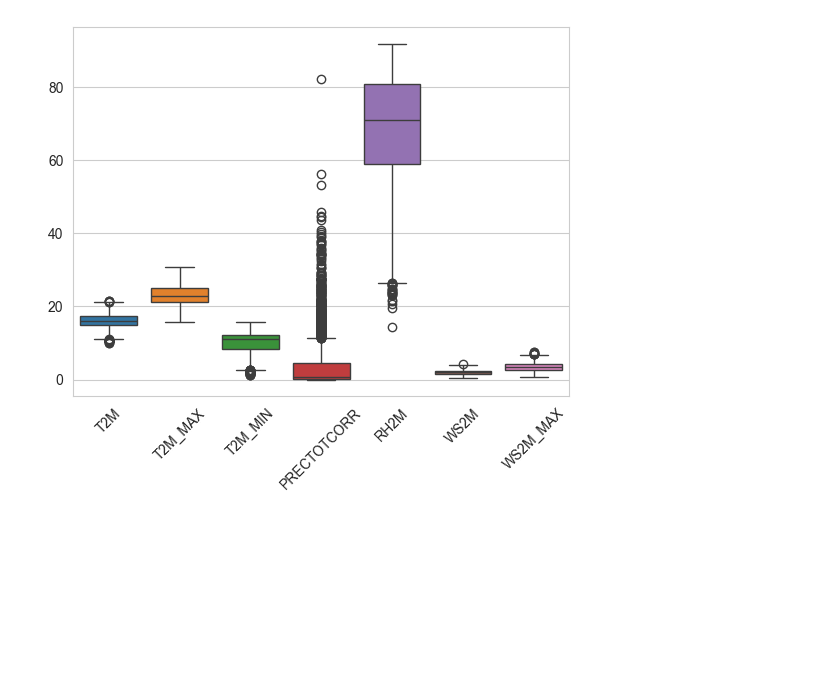
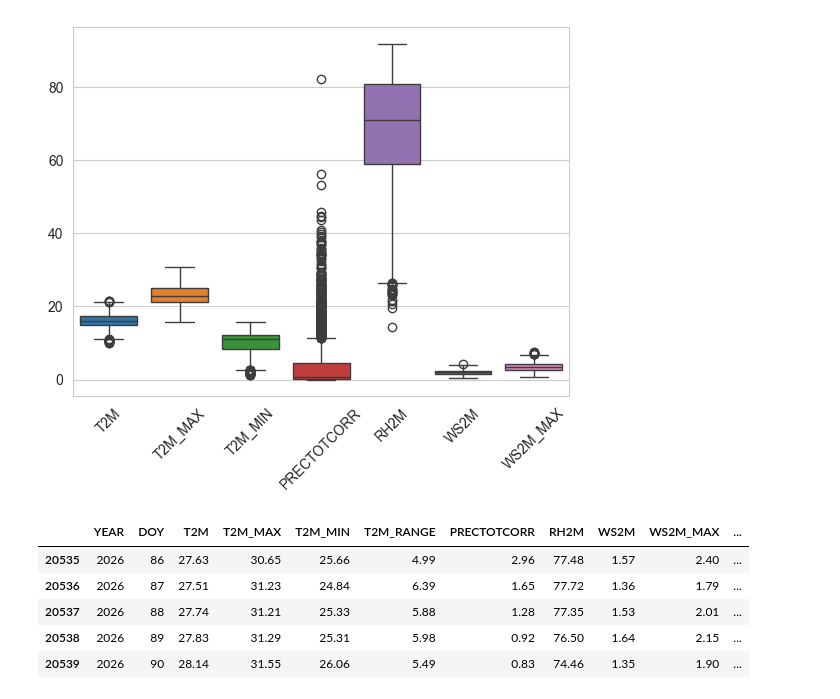
Before and after one commit to hiwiy/climate-challenge-week0, a Jupyter notebook: notebooks/ethiopia_eda.ipynb, the cells around one changed output. Cells and saved outputs as stored; diff of their text form; code cells hidden in the pictures; blank space fills up the shorter version.

```diff
--- a/notebooks/ethiopia_eda.ipynb
+++ b/notebooks/ethiopia_eda.ipynb
@@ -344,0 +369,10 @@ plt.show()
+# %%
+df_all = pd.concat([ethiopia, kenya, sudan, nigeria, tanzania], ignore_index=True)
+df_all.tail()
+# %% [output]
+|  | YEAR | DOY | T2M | T2M_MAX | T2M_MIN | T2M_RANGE | PRECTOTCORR | RH2M | WS2M | WS2M_MAX | ... |
+| 20535 | 2026 | 86 | 27.63 | 30.65 | 25.66 | 4.99 | 2.96 | 77.48 | 1.57 | 2.40 | ... |
+| 20536 | 2026 | 87 | 27.51 | 31.23 | 24.84 | 6.39 | 1.65 | 77.72 | 1.36 | 1.79 | ... |
+| 20537 | 2026 | 88 | 27.74 | 31.21 | 25.33 | 5.88 | 1.28 | 77.35 | 1.53 | 2.01 | ... |
+| 20538 | 2026 | 89 | 27.83 | 31.29 | 25.31 | 5.98 | 0.92 | 76.50 | 1.64 | 2.15 | ... |
+| 20539 | 2026 | 90 | 28.14 | 31.55 | 26.06 | 5.49 | 0.83 | 74.46 | 1.35 | 1.90 | ... |
```
Also changed, not shown: parts of 15 cells of this notebook.
